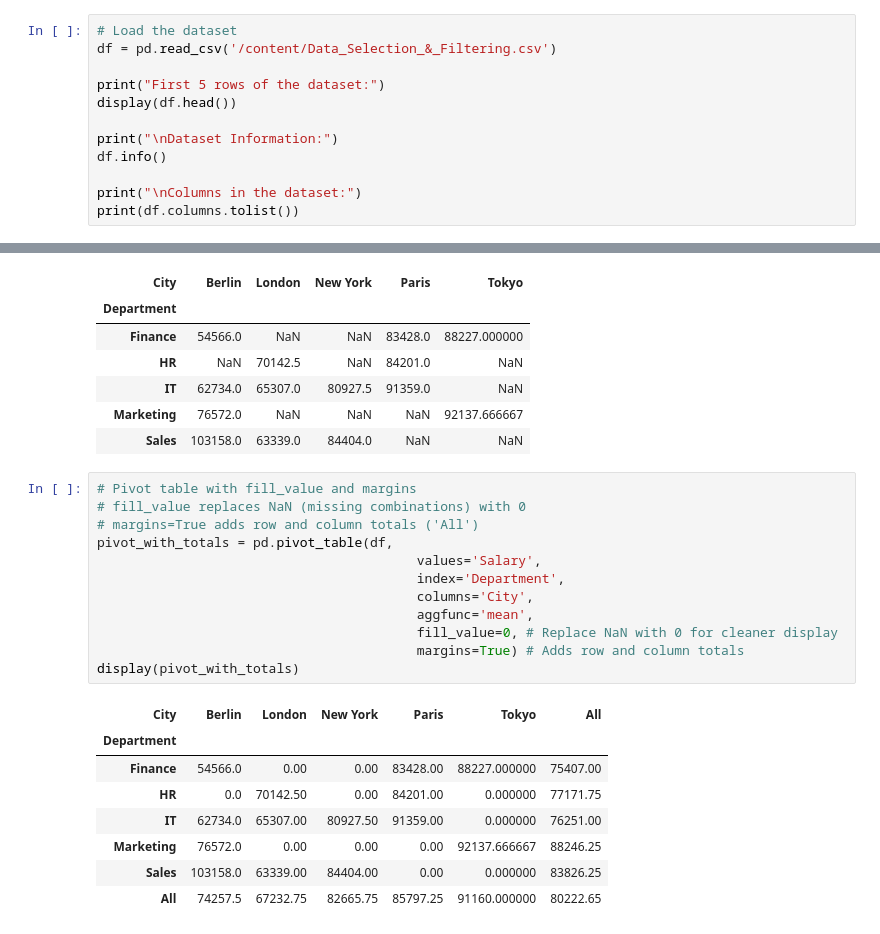
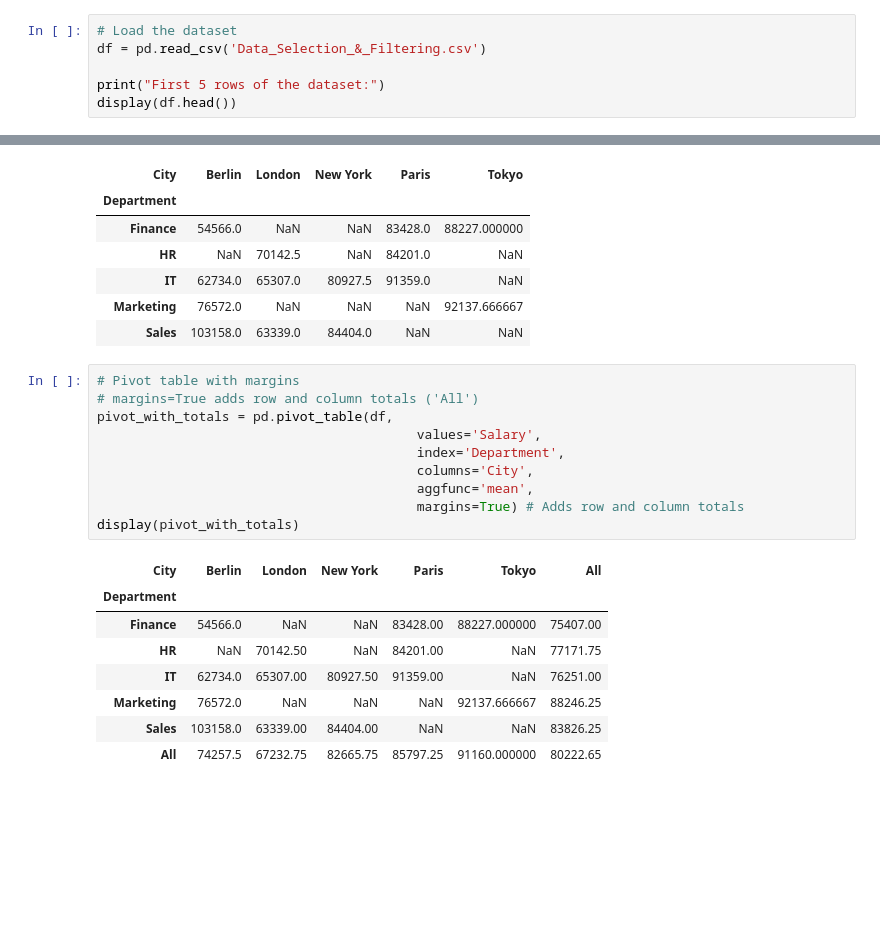
Before and after one commit to Mohamad-Selawy/Data-Analysis, a Jupyter notebook: Data Analysis/Level 1/5_Aggregation_&_Pivoting.ipynb, the cells around one changed output, grey strips where cells are left out. Cells and saved outputs as stored; diff of their text form; blank space fills up the shorter version.

```diff
--- a/Data Analysis/Level 1/5_Aggregation_&_Pivoting.ipynb
+++ b/Data Analysis/Level 1/5_Aggregation_&_Pivoting.ipynb
@@ -19,16 +19,10 @@ import pandas as pd
 We will load the `Data_Selection_&_Filtering.csv` dataset into a pandas DataFrame (`df`). This dataset will be used throughout the notebook to demonstrate `groupby()`, `pivot_table()`, and `df.pivot()` functionalities.
 # %%
 # Load the dataset
-df = pd.read_csv('/content/Data_Selection_&_Filtering.csv')
+df = pd.read_csv('Data_Selection_&_Filtering.csv')
 
 print("First 5 rows of the dataset:")
 display(df.head())
-
-print("\nDataset Information:")
-df.info()
-
-print("\nColumns in the dataset:")
-print(df.columns.tolist())
 # %% [output]
 First 5 rows of the dataset:
 |  | EmployeeID | Name | Department | Age | Gender | Salary | Experience | City | PerformanceScore |
@@ -191,23 +159,21 @@ display(avg_salary_pivot)
 | Marketing | 76572.0 | NaN | NaN | NaN | 92137.666667 |
 | Sales | 103158.0 | 63339.0 | 84404.0 | NaN | NaN |
 # %%
-# Pivot table with fill_value and margins
-# fill_value replaces NaN (missing combinations) with 0
+# Pivot table with margins
 # margins=True adds row and column totals ('All')
 pivot_with_totals = pd.pivot_table(df,
                                          values='Salary',
                                          index='Department',
                                          columns='City',
                                          aggfunc='mean',
-                                         fill_value=0, # Replace NaN with 0 for cleaner display
                                          margins=True) # Adds row and column totals
 display(pivot_with_totals)
 # %% [output]
 | City | Berlin | London | New York | Paris | Tokyo | All |
 | Department |  |  |  |  |  |  |
-| Finance | 54566.0 | 0.00 | 0.00 | 83428.00 | 88227.000000 | 75407.00 |
-| HR | 0.0 | 70142.50 | 0.00 | 84201.00 | 0.000000 | 77171.75 |
-| IT | 62734.0 | 65307.00 | 80927.50 | 91359.00 | 0.000000 | 76251.00 |
-| Marketing | 76572.0 | 0.00 | 0.00 | 0.00 | 92137.666667 | 88246.25 |
-| Sales | 103158.0 | 63339.00 | 84404.00 | 0.00 | 0.000000 | 83826.25 |
+| Finance | 54566.0 | NaN | NaN | 83428.00 | 88227.000000 | 75407.00 |
+| HR | NaN | 70142.50 | NaN | 84201.00 | NaN | 77171.75 |
+| IT | 62734.0 | 65307.00 | 80927.50 | 91359.00 | NaN | 76251.00 |
+| Marketing | 76572.0 | NaN | NaN | NaN | 92137.666667 | 88246.25 |
+| Sales | 103158.0 | 63339.00 | 84404.00 | NaN | NaN | 83826.25 |
 | All | 74257.5 | 67232.75 | 82665.75 | 85797.25 | 91160.000000 | 80222.65 |
```
Also changed, not shown: parts of 11 cells of this notebook.
